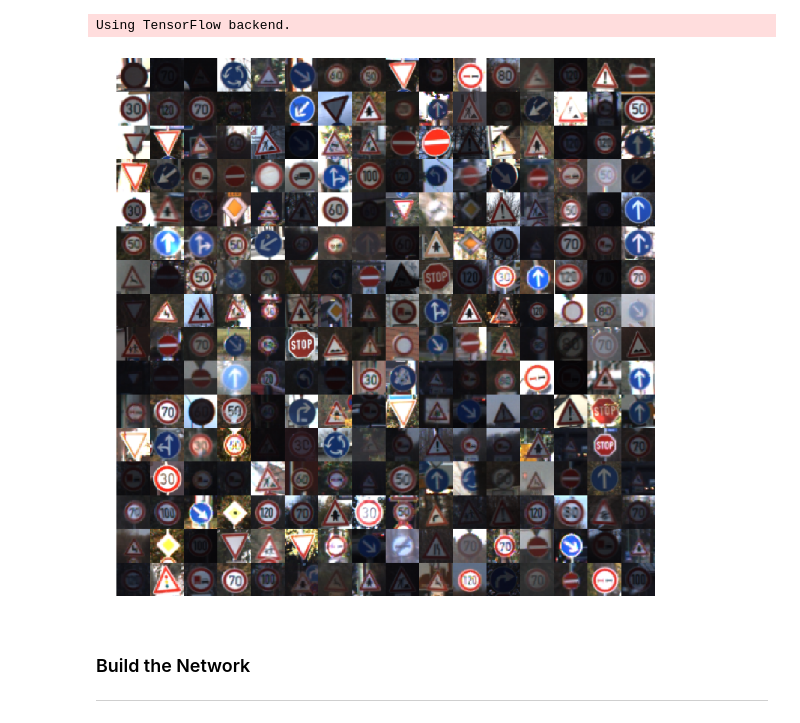
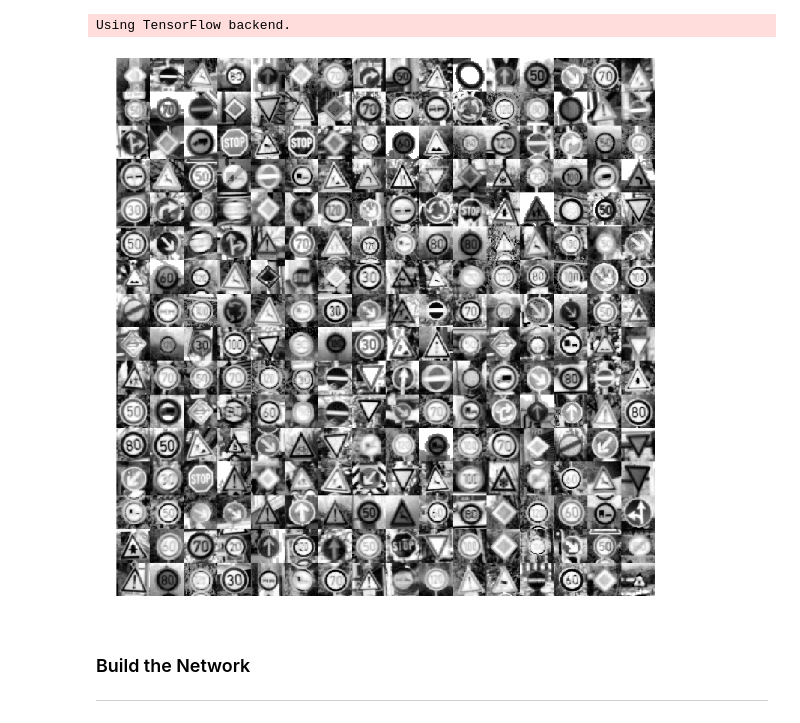
Before and after one commit to AlexGeControl/Auto-Car-01-Vision-02-Traffic-Sign-Classification, a Jupyter notebook: Traffic_Sign_Classifier.ipynb, the cells around one changed output. Drawn from its saved outputs; the diff is of its cells as text; code cells hidden in the pictures.

```diff
--- a/Traffic_Sign_Classifier.ipynb
+++ b/Traffic_Sign_Classifier.ipynb
@@ -158,9 +158,9 @@ image_data_generator = ImageDataGenerator(
 Using TensorFlow backend.
 # %%
 # Visualize again:
-draw_image_mosaic(X_train, conf.exploratory_analysis_mosaic_size)
+draw_image_mosaic(X_train_transformed, conf.exploratory_analysis_mosaic_size)
 # %% [output]
-[figure, old version]
+[figure, new version]
 # %% [markdown]
 ### Build the Network
 
```
Also changed, not shown: parts of 2 cells of this notebook, 1 other file.
